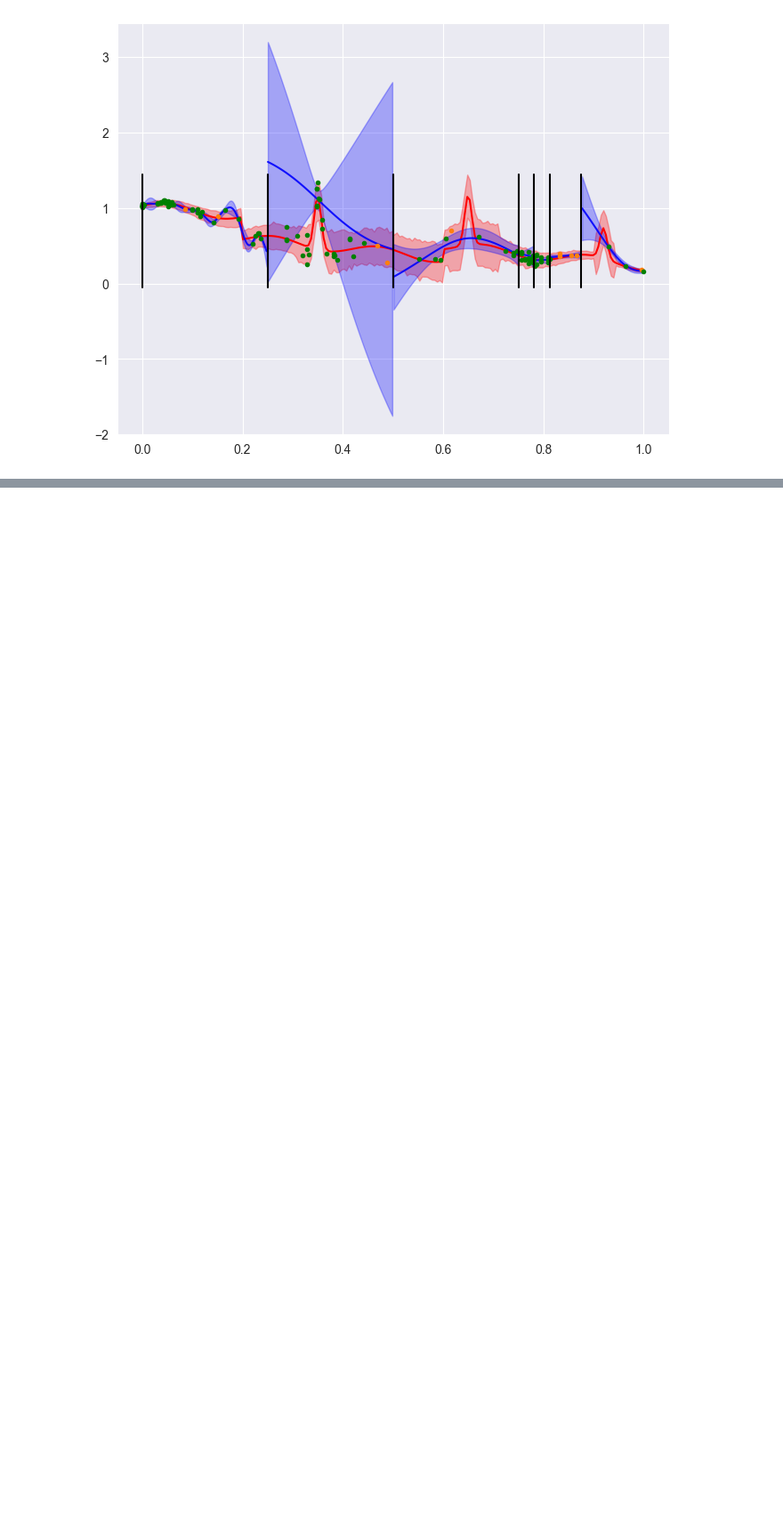
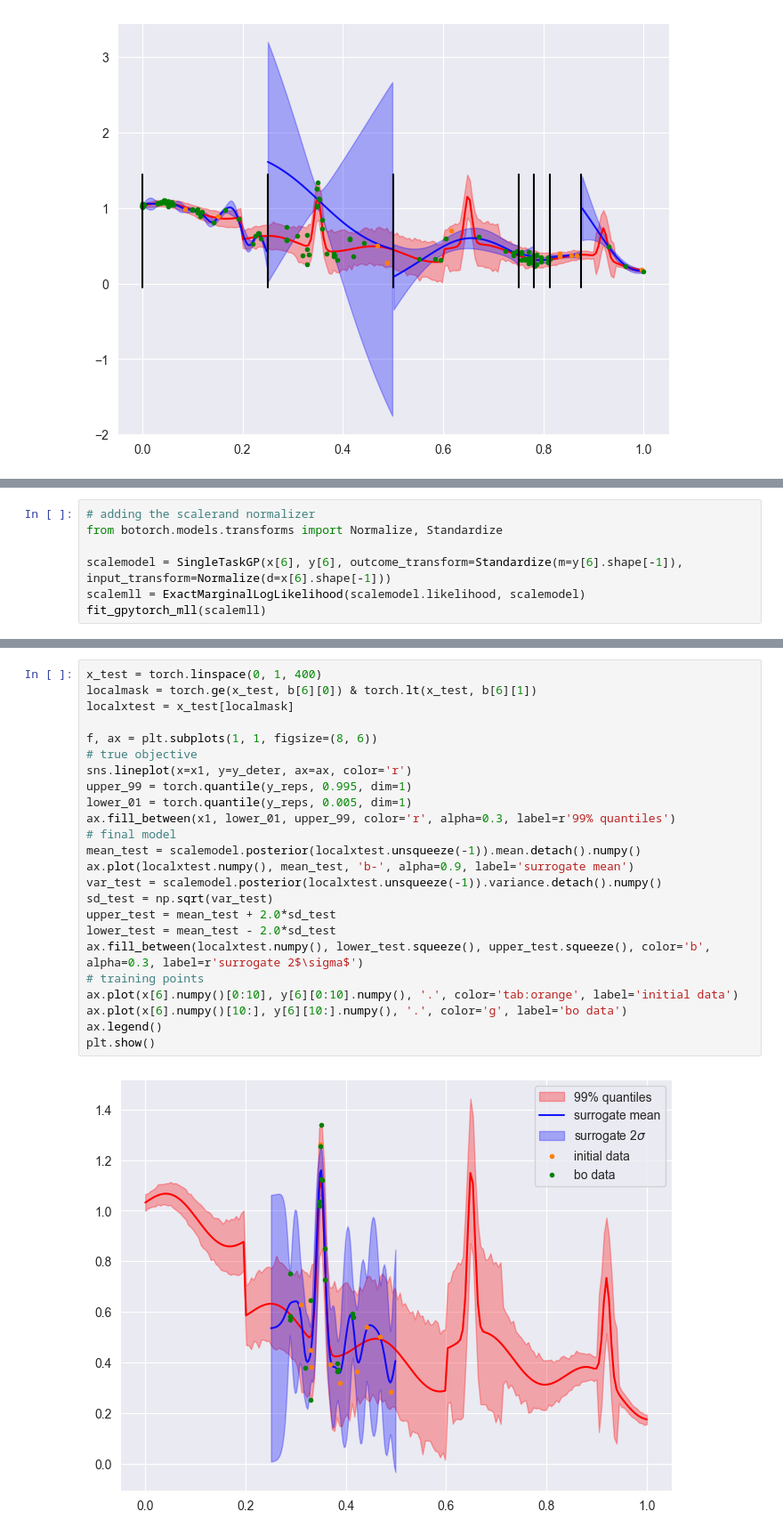
Before and after one commit to acb-code/extrema_search, a Jupyter notebook: src/notebooks/global_search_example.ipynb, the cells around one changed output, grey strips where cells are left out. Shown at 89% size. Saved outputs shown, nothing was run; the diff lists cells and outputs as text; blank space fills up the shorter version.

```diff
--- a/src/notebooks/global_search_example.ipynb
+++ b/src/notebooks/global_search_example.ipynb
@@ -291,0 +354,7 @@ plot_local_models_1d(T, test_global_search.global_state.x_global, test_global_se
+# %%
+# adding the scalerand normalizer
+from botorch.models.transforms import Normalize, Standardize
+
+scalemodel = SingleTaskGP(x[6], y[6], outcome_transform=Standardize(m=y[6].shape[-1]), input_transform=Normalize(d=x[6].shape[-1]))
+scalemll = ExactMarginalLogLikelihood(scalemodel.likelihood, scalemodel)
+fit_gpytorch_mll(scalemll)
@@ -291,0 +379,26 @@ plot_local_models_1d(T, test_global_search.global_state.x_global, test_global_se
+# %%
+x_test = torch.linspace(0, 1, 400)
+localmask = torch.ge(x_test, b[6][0]) & torch.lt(x_test, b[6][1])
+localxtest = x_test[localmask]
+
+f, ax = plt.subplots(1, 1, figsize=(8, 6))
+# true objective
+sns.lineplot(x=x1, y=y_deter, ax=ax, color='r')
+upper_99 = torch.quantile(y_reps, 0.995, dim=1)
+lower_01 = torch.quantile(y_reps, 0.005, dim=1)
+ax.fill_between(x1, lower_01, upper_99, color='r', alpha=0.3, label=r'99% quantiles')
+# final model
+mean_test = scalemodel.posterior(localxtest.unsqueeze(-1)).mean.detach().numpy()
+ax.plot(localxtest.numpy(), mean_test, 'b-', alpha=0.9, label='surrogate mean')
+var_test = scalemodel.posterior(localxtest.unsqueeze(-1)).variance.detach().numpy()
+sd_test = np.sqrt(var_test)
+upper_test = mean_test + 2.0*sd_test
+lower_test = mean_test - 2.0*sd_test
+ax.fill_between(localxtest.numpy(), lower_test.squeeze(), upper_test.squeeze(), color='b', alpha=0.3, label=r'surrogate 2$\sigma$')
+# training points
+ax.plot(x[6].numpy()[0:10], y[6][0:10].numpy(), '.', color='tab:orange', label='initial data')
+ax.plot(x[6].numpy()[10:], y[6][10:].numpy(), '.', color='g', label='bo data')
+ax.legend()
+plt.show()
+# %% [output]
+[figure, added]
```
Also changed, not shown: parts of 5 cells of this notebook.
